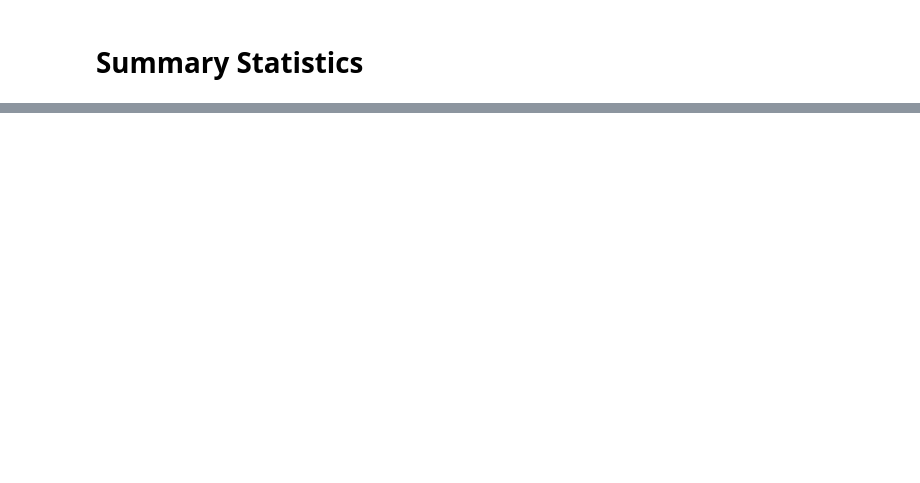
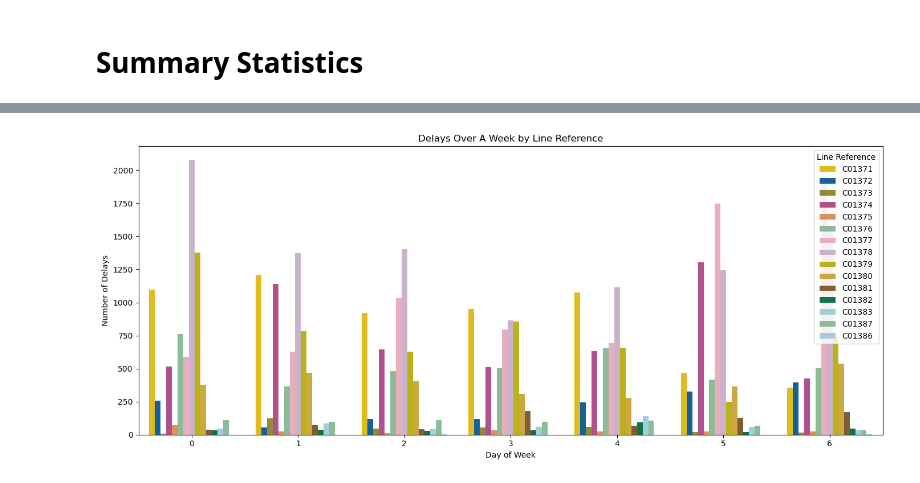
Before and after one commit to GraceBeyoko/Predicting-metro-delays, a Jupyter notebook: summary_plots.ipynb, the cells around one changed output, grey strips where cells are left out. Saved outputs shown, nothing was run; the diff lists cells and outputs as text; code cells hidden in the pictures; blank space fills up the shorter version.

```diff
--- a/summary_plots.ipynb
+++ b/summary_plots.ipynb
@@ -279,0 +376,56 @@ metro = pd.concat([CDG, SL, SGP, BL], ignore_index=True)
+# %%
+metro_line_palette = {
+    'C01371': '#FFCE00',
+    'C01372': '#0064B0',
+    'C01373': '#9F9825',
+    'C01374': '#C04191',
+    'C01375': '#F28E42',
+    'C01376': '#83C491',
+    'C01377': '#F3A4BA',
+    'C01378': '#CEADD2',
+    'C01379': '#D5C900',
+    'C01380': '#E3B32A',
+    'C01381': '#8D5E2A',
+    'C01382': '#00814F',
+    'C01383': '#98D4E2',
+    'C01384': '#662483',
+    'C01386': '#98D4E2',
+    'C01387': '#83C491'
+}
+# %%
+delayed_daily_summary = (
+    delayed_metro.groupby(['day_of_week', 'line_ref']) #0 is monday
+    .size()
+    .reset_index(name='delay_count')
+)
+
+# Set up the plot
+plt.figure(figsize=(14, 6))
+
+# Bar plot grouped by day_of_month with color-coded line_ref
+sns.barplot(
+    data=delayed_daily_summary,
+    x='day_of_week',
+    y='delay_count',
+    hue='line_ref',  # Color separation by line_ref
+    palette=metro_line_palette
+)
+
+# Add labels and title
+plt.xlabel('Day of Week')
+plt.ylabel('Number of Delays')
+plt.title('Delays Over A Week by Line Reference')
+
+# Adjust ticks for better readability
+
+# Enable legend
+plt.legend(title='Line Reference', loc='upper right')
+
+# Tight layout for better spacing
+plt.tight_layout()
+
+# Save and show the plot
+plt.savefig("./Figures/Delays-Week-Days-By-Line.png", format='png', dpi=300)
+plt.show()
+# %% [output]
+[figure, added]
```
Also changed, not shown: parts of 48 cells of this notebook, 4 other files.
